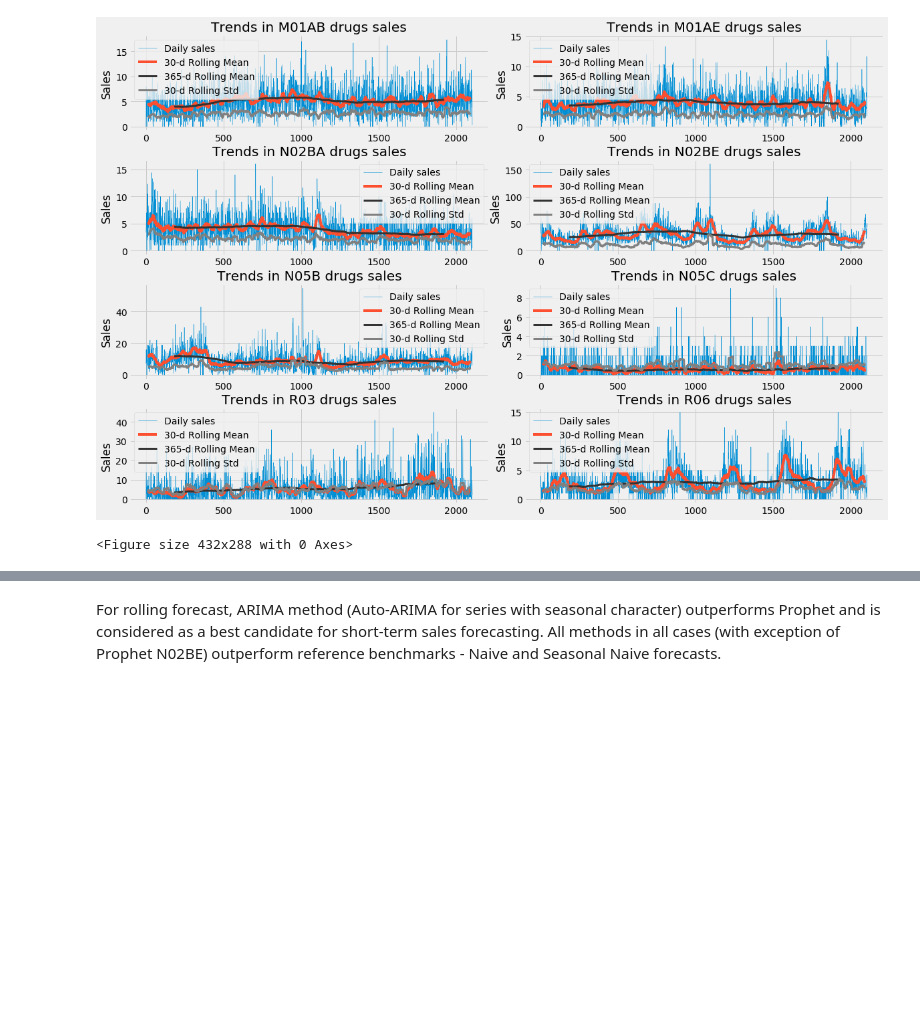
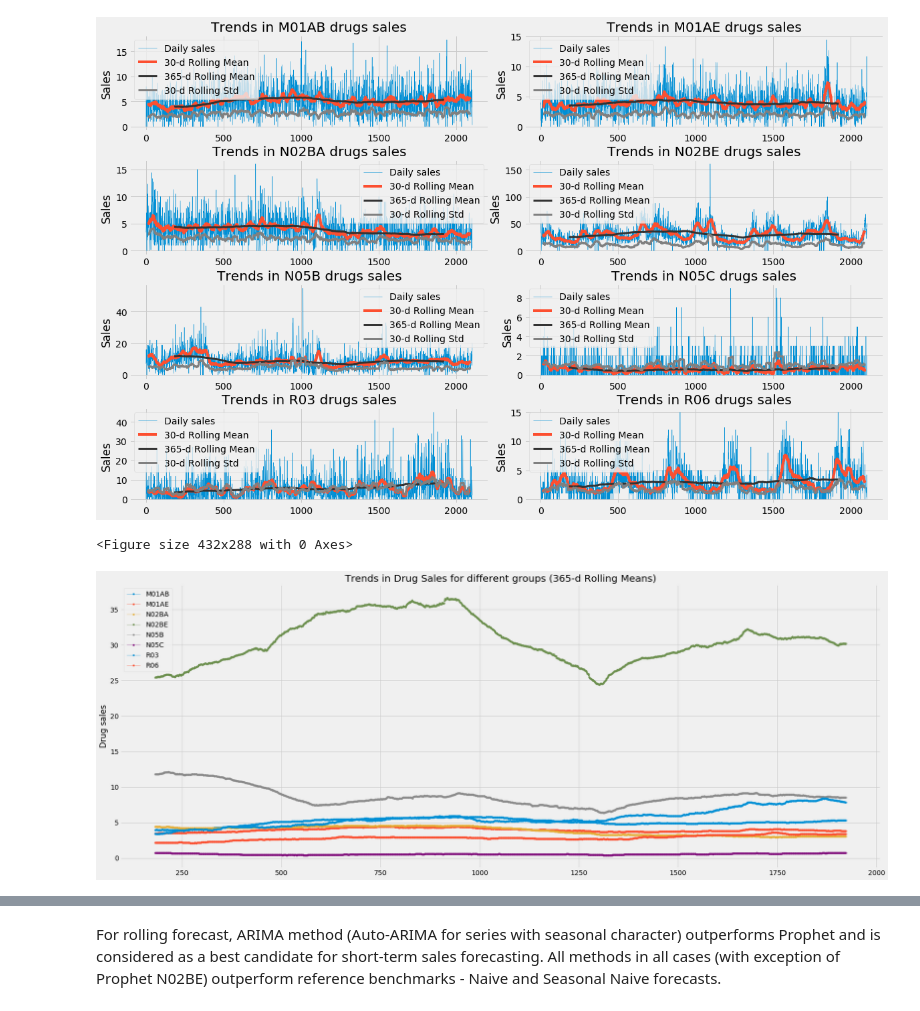
Before and after one commit to jhenvi/Pharma-sales-data, a Jupyter notebook: sales analysis.ipynb, the cells around one changed output, grey strips where cells are left out. Saved outputs shown, nothing was run; the diff lists cells and outputs as text; code cells hidden in the pictures; blank space fills up the shorter version.

```diff
--- a/sales analysis.ipynb
+++ b/sales analysis.ipynb
@@ -110,10 +114,12 @@ plt.savefig('graphs/seasonalityAnalysis2.png')
 # %% [output]
 [figure]
 # %%
+#Analysis below shows 30-day and 365-day rolling mean and 30-day rolling standard deviation of sales data.
+
 cols_plot = ['M01AB','M01AE','N02BA','N02BE', 'N05B','N05C','R03','R06']
-dfatc_365d = dailydf[cols_plot].rolling(window=365, center=True).mean()
-dfatc_30d = dailydf[cols_plot].rolling(30, center=True).mean()
-dfatc_std = dailydf[cols_plot].rolling(30, center=True).std()
+atc_365d = dailydf[cols_plot].rolling(window=365, center=True).mean()
+atc_30d = dailydf[cols_plot].rolling(30, center=True).mean()
+atc_std = dailydf[cols_plot].rolling(30, center=True).std()
 subplotindex=0
 numrows=4
 numcols=2
@@ -124,9 +130,9 @@ for x in cols_plot:
     rowindex=math.floor(subplotindex/numcols)
     colindex=subplotindex-(rowindex*numcols)
     ax[rowindex,colindex].plot(dailydf.loc[:,x], linewidth=0.5, label='Daily sales')
-    ax[rowindex,colindex].plot(dfatc_30d.loc[:,x], label='30-d Rolling Mean')
-    ax[rowindex,colindex].plot(dfatc_365d.loc[:,x], color='0.2', linewidth=3, label='365-d Rolling Mean')
-    ax[rowindex,colindex].plot(dfatc_std.loc[:,x], color='0.5', linewidth=3, label='30-d Rolling Std')
+    ax[rowindex,colindex].plot(atc_30d.loc[:,x], label='30-d Rolling Mean')
+    ax[rowindex,colindex].plot(atc_365d.loc[:,x], color='0.2', linewidth=3, label='365-d Rolling Mean')
+    ax[rowindex,colindex].plot(atc_std.loc[:,x], color='0.5', linewidth=3, label='30-d Rolling Std')
     ax[rowindex,colindex].set_ylabel('Sales')
     ax[rowindex,colindex].legend()
     ax[rowindex,colindex].set_title('Trends in '+x+' drugs sales');
@@ -137,3 +143,14 @@ plt.savefig('graphs/seasonalityTrend.png')
 # %% [output]
 [figure]
 <Figure size 432x288 with 0 Axes>
+# %%
+#plot sales trends
+
+fig, ax = plt.subplots(figsize=(25, 10))
+for nm in cols_plot:
+    ax.plot(atc_365d[nm], label=nm, marker='.', linestyle='-', linewidth=0.5)
+    ax.legend()
+    ax.set_ylabel('Drug sales')
+    ax.set_title('Trends in Drug Sales for different groups (365-d Rolling Means)');
+# %% [output]
+[figure, added]
```
Also changed, not shown: parts of 5 cells of this notebook.
